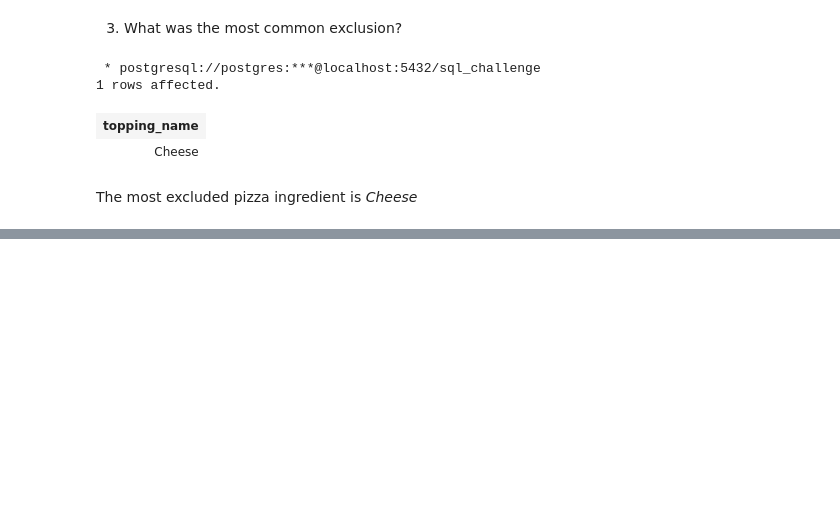
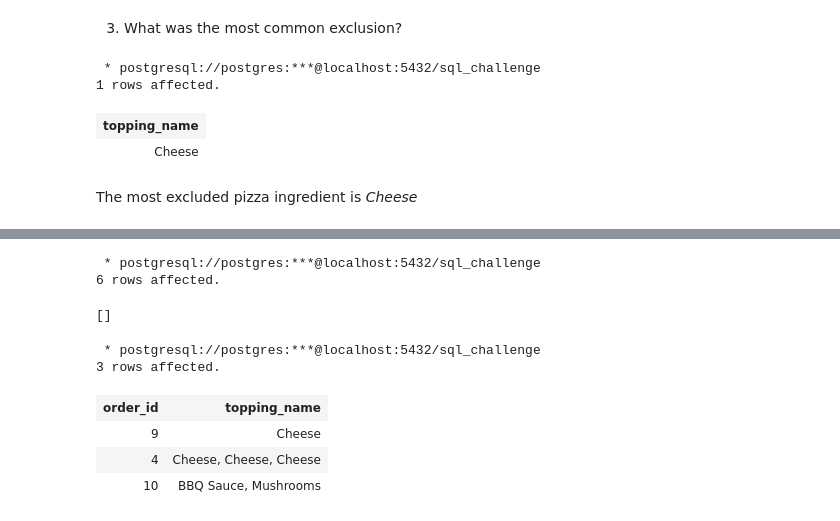
Before and after one commit to joshuaati/8_weeks_sql_challenge, a Jupyter notebook: week 2/01.ipynb, the cells around one changed output, grey strips where cells are left out. Cells and saved outputs as stored; diff of their text form; code cells hidden in the pictures; blank space fills up the shorter version.

```diff
--- a/week 2/01.ipynb
+++ b/week 2/01.ipynb
@@ -574,0 +625,33 @@ ORDER BY count DESC
+# %%
+%%sql
+
+DROP TABLE IF EXISTS extras_table;
+
+WITH unnest_extras AS (SELECT
+order_id,
+UNNEST(STRING_TO_ARRAY(extras, ',')) AS extras
+FROM  clean_customer_orders)
+
+SELECT unex.*, pt.topping_name
+INTO extras_table
+FROM unnest_extras unex
+JOIN pizza_toppings pt
+ON unex.extras::integer = pt.topping_id;
+
+SELECT * FROM extras_table
+# %% [output]
+ * postgresql://postgres:***@localhost:5432/sql_challenge
+6 rows affected.
+[]
+# %%
+%%sql
+SELECT order_id, STRING_AGG(topping_name::varchar, ', ') AS topping_name
+FROM exclusions_table
+GROUP BY 1
+# %% [output]
+ * postgresql://postgres:***@localhost:5432/sql_challenge
+3 rows affected.
+| order_id | topping_name |
+| 9 | Cheese |
+| 4 | Cheese, Cheese, Cheese |
+| 10 | BBQ Sauce, Mushrooms |
```
Also changed, not shown: parts of 10 cells of this notebook.
